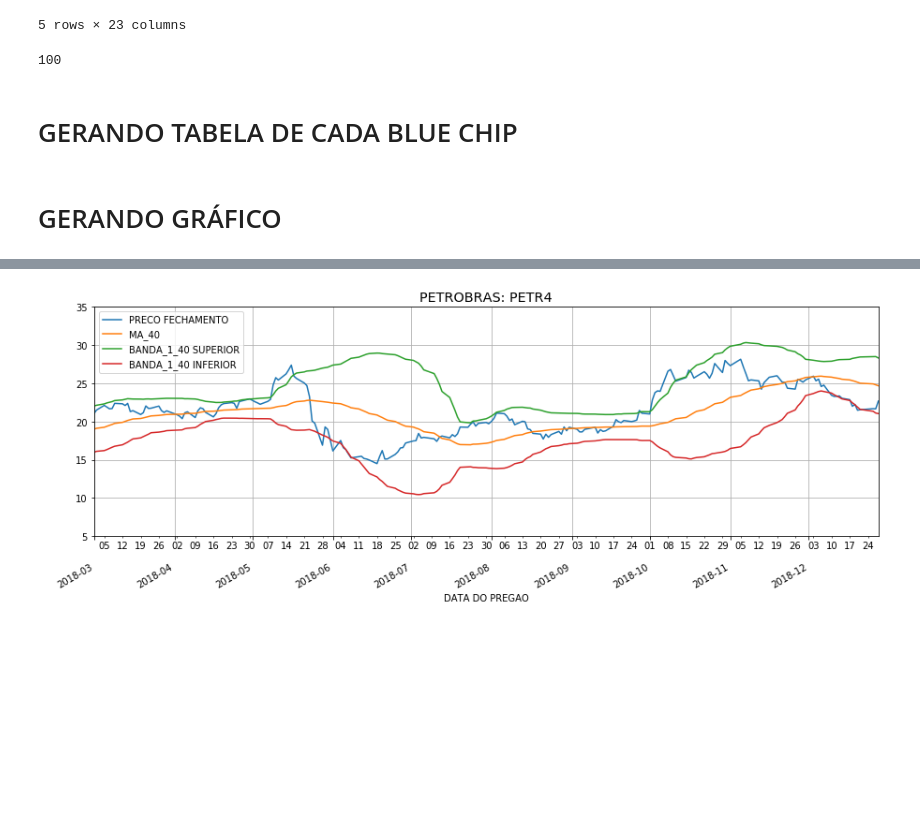
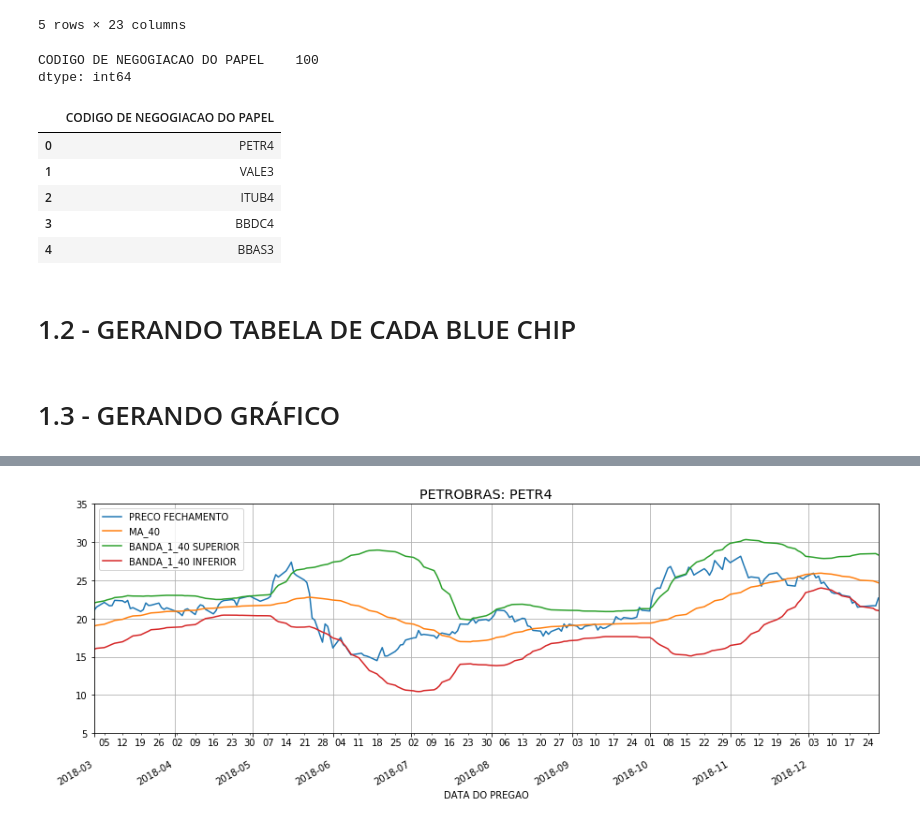
Before and after one commit to RodrigoCalderano/DOM-BOT, a Jupyter notebook: Jupyter/PandasHandler.ipynb, the cells around one changed output, grey strips where cells are left out. Saved outputs shown, nothing was run; the diff lists cells and outputs as text; code cells hidden in the pictures; blank space fills up the shorter version.

```diff
--- a/Jupyter/PandasHandler.ipynb
+++ b/Jupyter/PandasHandler.ipynb
@@ -35,15 +35,27 @@ blue_chips = bc.reset_index()['CODIGO DE NEGOGIACAO DO PAPEL']
 
 # SELECIONA SOMENTE OS 100 ATIVOS QUE TEM NOME PADRAO (EXCLUI MERCADO A TERMO, FIIs, ETC)
 blue_chips = blue_chips[blue_chips.apply(lambda name: len(name) <= 5 )].iloc[:100]
-blue_chips.nunique()
+
 # SALVA NUM CSV
+blue_chips = blue_chips.to_frame()
 blue_chips.to_csv('BLUECHIPS',index=False)
-# %%
-blue_chips.nunique()
-# %% [output]
-100
+# %%
+print(blue_chips.nunique())
+
+
+df = pd.read_csv('BLUECHIPS')
+df.head()
+# %% [output]
+CODIGO DE NEGOGIACAO DO PAPEL    100
+dtype: int64
+|  | CODIGO DE NEGOGIACAO DO PAPEL |
+| 0 | PETR4 |
+| 1 | VALE3 |
+| 2 | ITUB4 |
+| 3 | BBDC4 |
+| 4 | BBAS3 |
 # %% [markdown]
-# GERANDO TABELA DE CADA BLUE CHIP
+# 1.2 - GERANDO TABELA DE CADA BLUE CHIP
 # %%
 for bc_code in blue_chips:
     # PEGA SOMENTE OS QUE TEM O CODIGO QUE EU QUERO (PARA CADA 'BC_CODE' - BLUE CHIP)
@@ -73,7 +85,7 @@ for bc_code in blue_chips:
     save_dir = 'HISTORICO_2018/' + stock['CODIGO DE NEGOGIACAO DO PAPEL'].iloc[0] + '_2018'
     stock.to_csv(save_dir,index=False)
 # %% [markdown]
-# GERANDO GRÁFICO
+# 1.3 - GERANDO GRÁFICO
 # %%
 stock = pd.read_csv('HISTORICO_2018/PETR4_2018', index_col = 'DATA DO PREGAO', parse_dates=True)
 stock.head()
```
Also changed, not shown: parts of 14 cells of this notebook, 4 other files.
